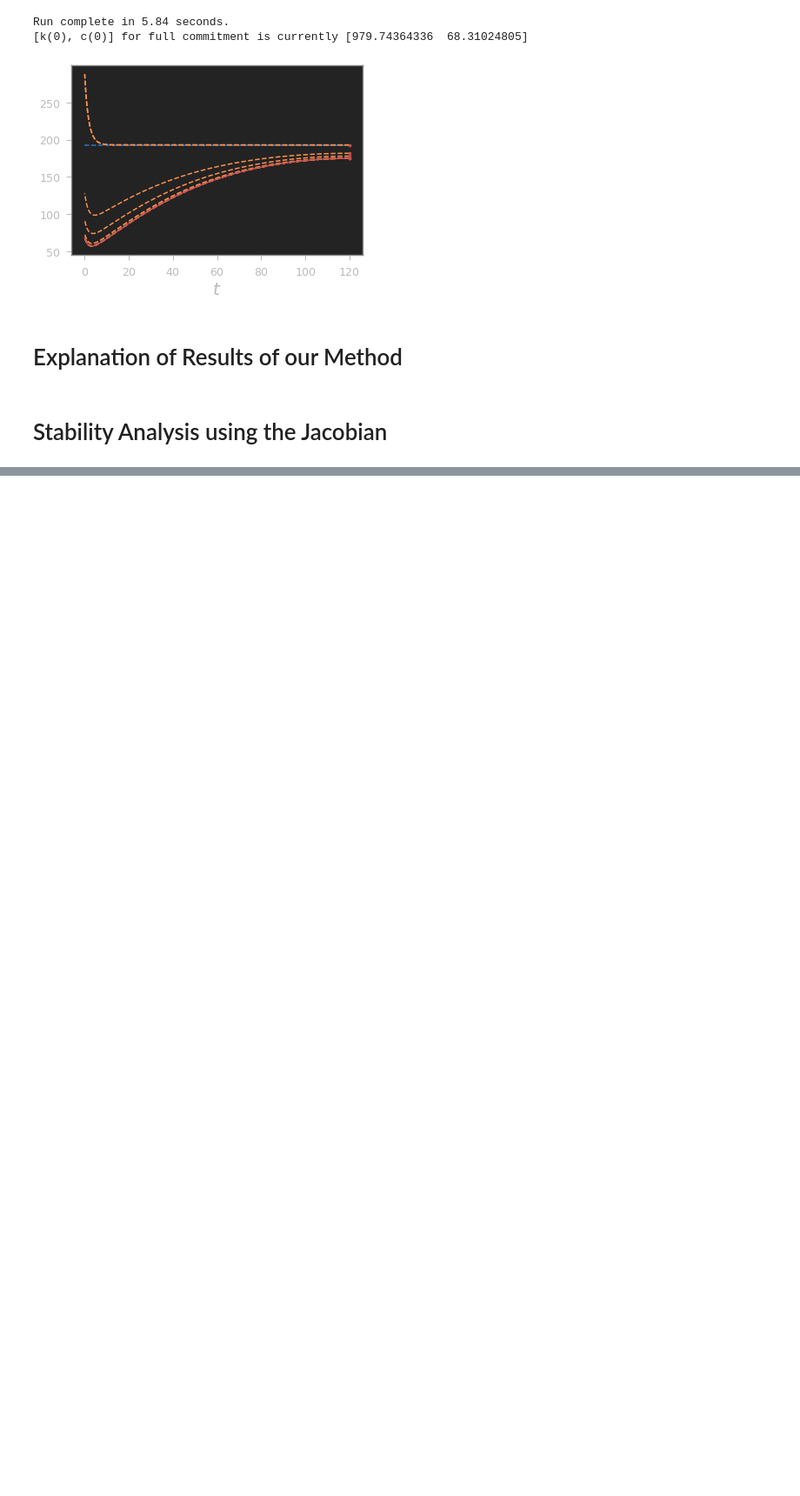
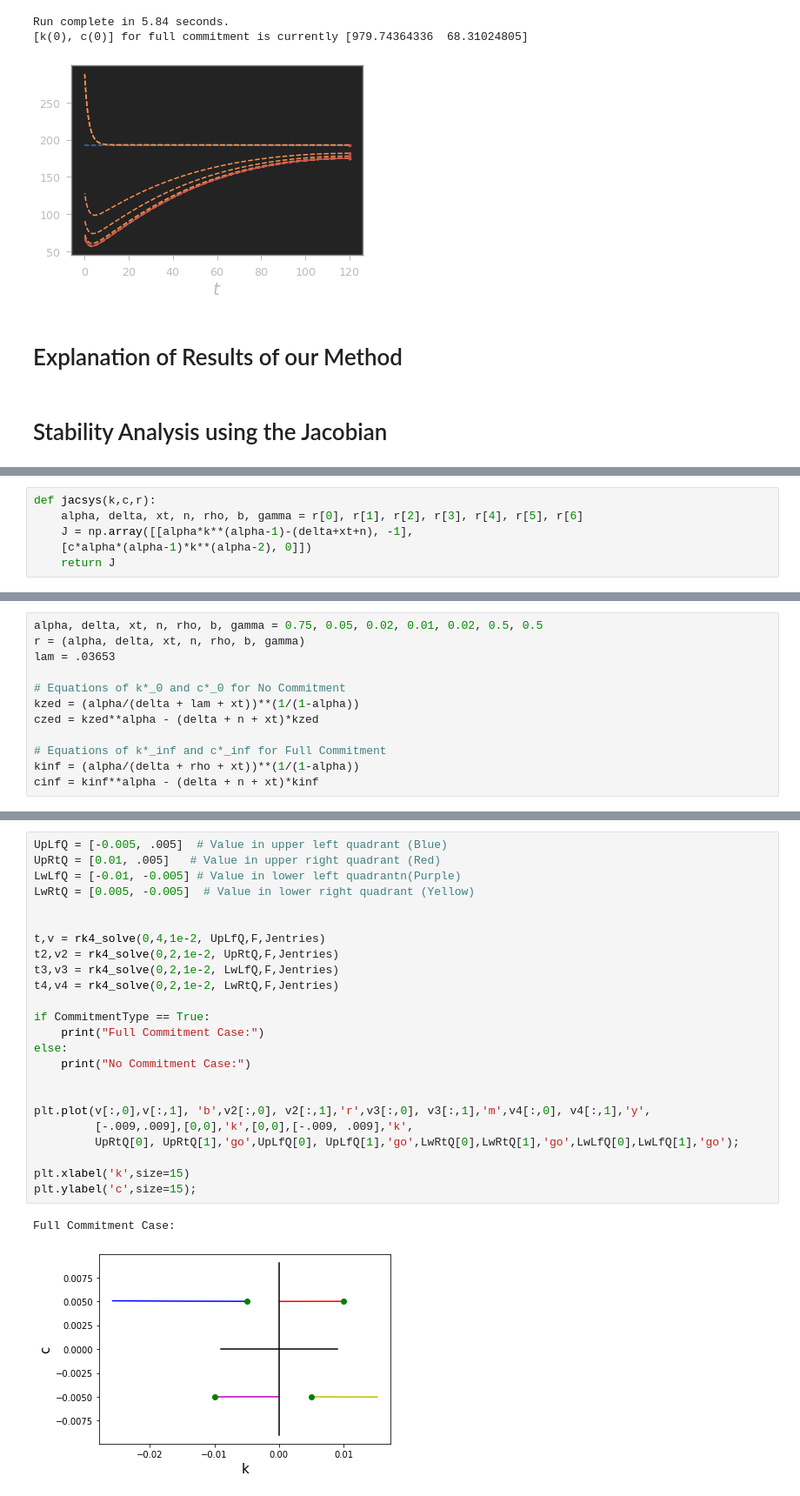
Before and after one commit to Shinsina/PIC-Math-MSCS-390-001, a Jupyter notebook: Final Notebook.ipynb, the cells around one changed output, grey strips where cells are left out. Shown at 87% size. Cells and saved outputs as stored; diff of their text form; blank space fills up the shorter version.

```diff
--- a/Final Notebook.ipynb
+++ b/Final Notebook.ipynb
@@ -482,0 +526,6 @@ Run complete in 5.84 seconds.
+# %%
+def jacsys(k,c,r):
+    alpha, delta, xt, n, rho, b, gamma = r[0], r[1], r[2], r[3], r[4], r[5], r[6]
+    J = np.array([[alpha*k**(alpha-1)-(delta+xt+n), -1],
+    [c*alpha*(alpha-1)*k**(alpha-2), 0]])
+    return J
@@ -482,0 +563,12 @@ Run complete in 5.84 seconds.
+# %%
+alpha, delta, xt, n, rho, b, gamma = 0.75, 0.05, 0.02, 0.01, 0.02, 0.5, 0.5
+r = (alpha, delta, xt, n, rho, b, gamma)
+lam = .03653
+
+# Equations of k*_0 and c*_0 for No Commitment
+kzed = (alpha/(delta + lam + xt))**(1/(1-alpha))
+czed = kzed**alpha - (delta + n + xt)*kzed
+
+# Equations of k*_inf and c*_inf for Full Commitment
+kinf = (alpha/(delta + rho + xt))**(1/(1-alpha))
+cinf = kinf**alpha - (delta + n + xt)*kinf
@@ -482,0 +641,27 @@ Run complete in 5.84 seconds.
+# %%
+UpLfQ = [-0.005, .005]  # Value in upper left quadrant (Blue)
+UpRtQ = [0.01, .005]   # Value in upper right quadrant (Red)
+LwLfQ = [-0.01, -0.005] # Value in lower left quadrantn(Purple)
+LwRtQ = [0.005, -0.005]  # Value in lower right quadrant (Yellow)
+
+
+t,v = rk4_solve(0,4,1e-2, UpLfQ,F,Jentries)
+t2,v2 = rk4_solve(0,2,1e-2, UpRtQ,F,Jentries)
+t3,v3 = rk4_solve(0,2,1e-2, LwLfQ,F,Jentries)
+t4,v4 = rk4_solve(0,2,1e-2, LwRtQ,F,Jentries)
+
+if CommitmentType == True:
+    print("Full Commitment Case:")
+else:
+    print("No Commitment Case:")
+
+
+plt.plot(v[:,0],v[:,1], 'b',v2[:,0], v2[:,1],'r',v3[:,0], v3[:,1],'m',v4[:,0], v4[:,1],'y',
+         [-.009,.009],[0,0],'k',[0,0],[-.009, .009],'k',
+         UpRtQ[0], UpRtQ[1],'go',UpLfQ[0], UpLfQ[1],'go',LwRtQ[0],LwRtQ[1],'go',LwLfQ[0],LwLfQ[1],'go');
+
+plt.xlabel('k',size=15)
+plt.ylabel('c',size=15);
+# %% [output]
+Full Commitment Case:
+[figure, added]
```
Also changed, not shown: parts of 14 cells of this notebook.
